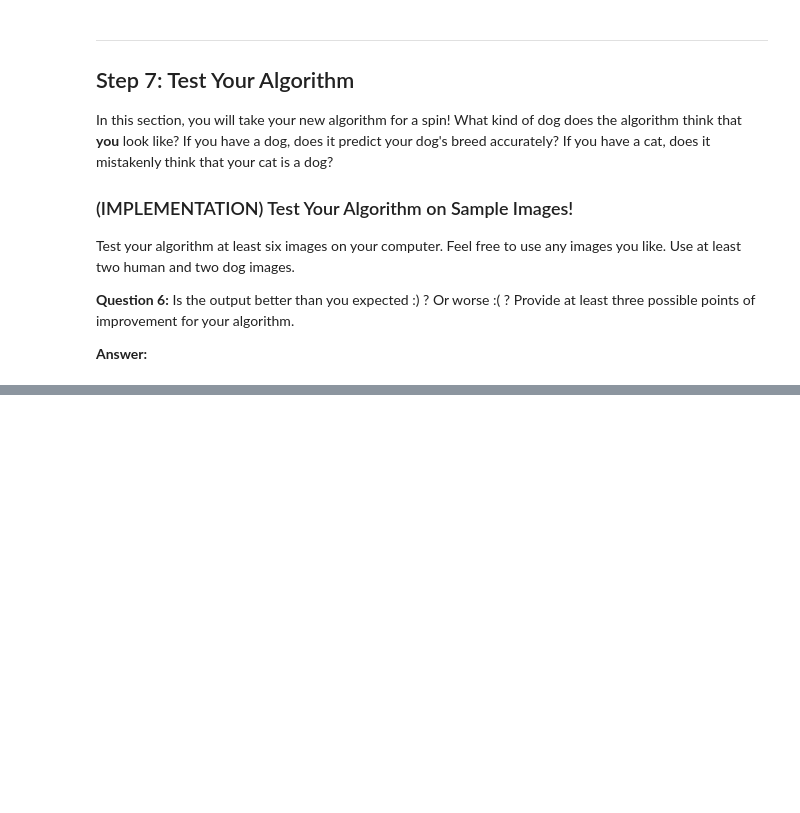
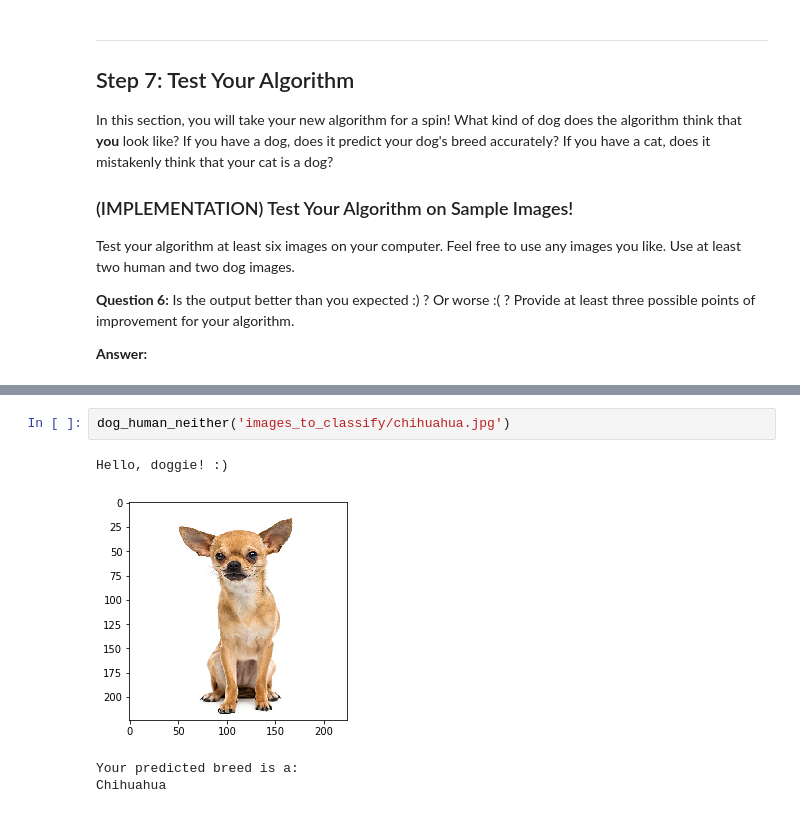
Before and after one commit to briantfriederich/Nanodegree_Computer_Vision_And_Deep_Learning_Project, a Jupyter notebook: dog_app.ipynb, the cells around one changed output, grey strips where cells are left out. Saved outputs shown, nothing was run; the diff lists cells and outputs as text; blank space fills up the shorter version.

```diff
--- a/dog_app.ipynb
+++ b/dog_app.ipynb
@@ -787,0 +809,7 @@ Chihuahua
+# %%
+dog_human_neither('images_to_classify/chihuahua.jpg')
+# %% [output]
+Hello, doggie! :)
+[figure, added]
+Your predicted breed is a:
+Chihuahua
```
Also changed, not shown: parts of 6 cells of this notebook, 4 other files.
